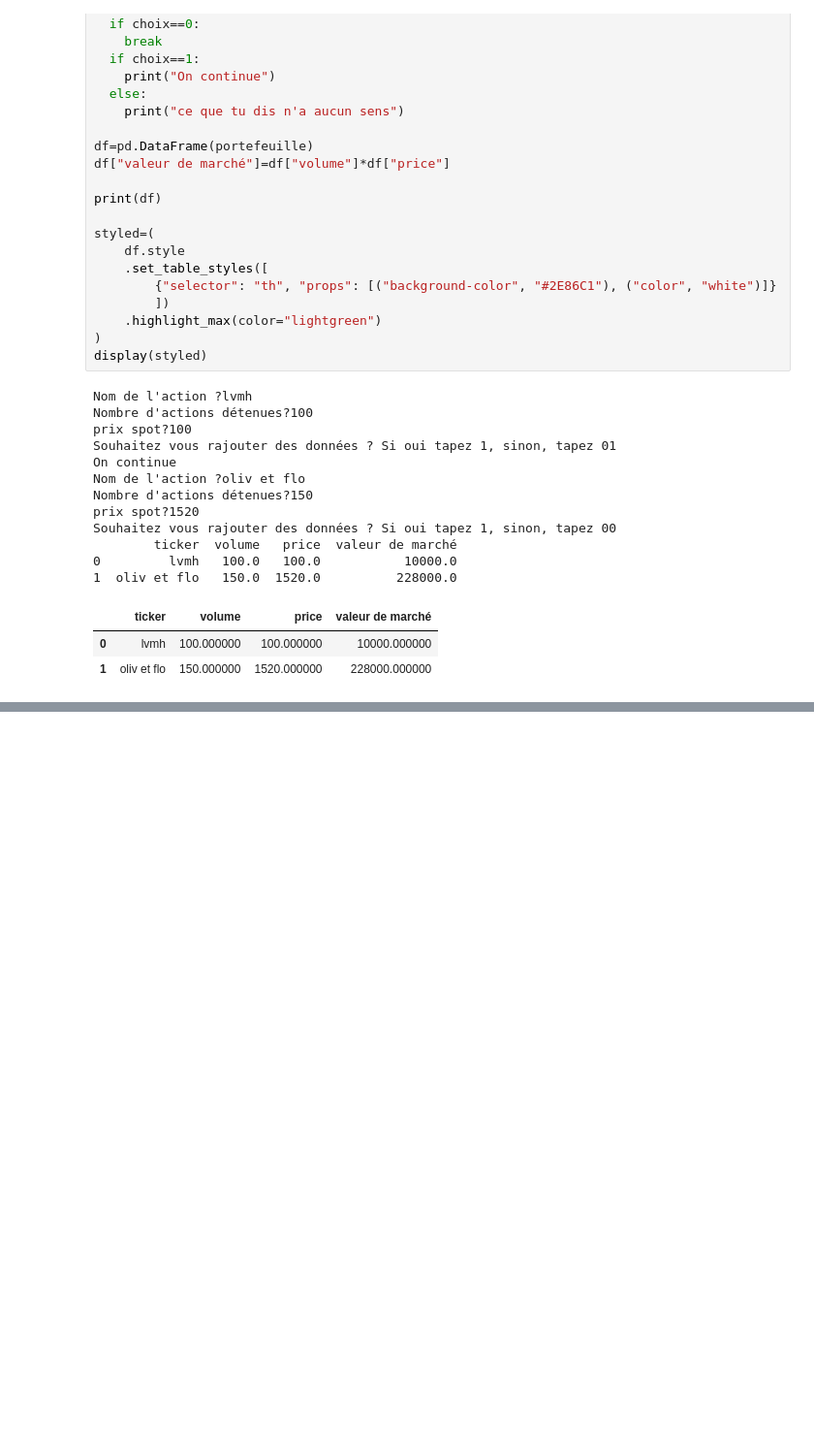
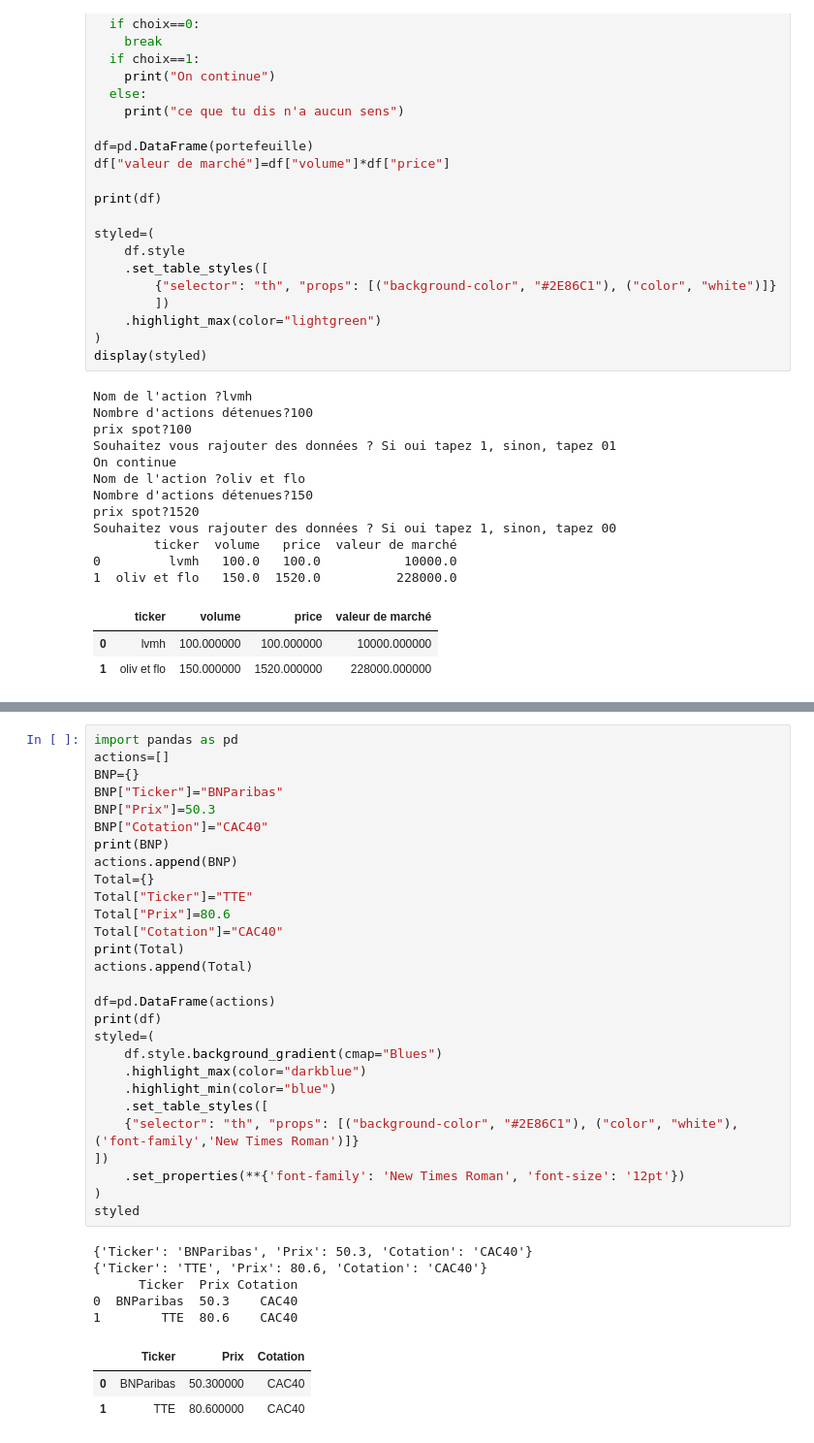
Before and after one commit to fef40/bsm_greeks, a Jupyter notebook: Entrainement.ipynb, the cells around one changed output, grey strips where cells are left out. Shown at 97% size. Saved outputs shown, nothing was run; the diff lists cells and outputs as text; blank space fills up the shorter version.

```diff
--- a/Entrainement.ipynb
+++ b/Entrainement.ipynb
@@ -164,0 +196,37 @@ Souhaitez vous rajouter des données ? Si oui tapez 1, sinon, tapez 00
+# %%
+import pandas as pd
+actions=[]
+BNP={}
+BNP["Ticker"]="BNParibas"
+BNP["Prix"]=50.3
+BNP["Cotation"]="CAC40"
+print(BNP)
+actions.append(BNP)
+Total={}
+Total["Ticker"]="TTE"
+Total["Prix"]=80.6
+Total["Cotation"]="CAC40"
+print(Total)
+actions.append(Total)
+
+df=pd.DataFrame(actions)
+print(df)
+styled=(
+    df.style.background_gradient(cmap="Blues")
+    .highlight_max(color="darkblue")
+    .highlight_min(color="blue")
+    .set_table_styles([
+    {"selector": "th", "props": [("background-color", "#2E86C1"), ("color", "white"),('font-family','New Times Roman')]}
+])
+    .set_properties(**{'font-family': 'New Times Roman', 'font-size': '12pt'})
+)
+styled
+# %% [output]
+{'Ticker': 'BNParibas', 'Prix': 50.3, 'Cotation': 'CAC40'}
+{'Ticker': 'TTE', 'Prix': 80.6, 'Cotation': 'CAC40'}
+      Ticker  Prix Cotation
+0  BNParibas  50.3    CAC40
+1        TTE  80.6    CAC40
+|  | Ticker | Prix | Cotation |
+| 0 | BNParibas | 50.300000 | CAC40 |
+| 1 | TTE | 80.600000 | CAC40 |
```
Also changed, not shown: parts of 3 cells of this notebook.
